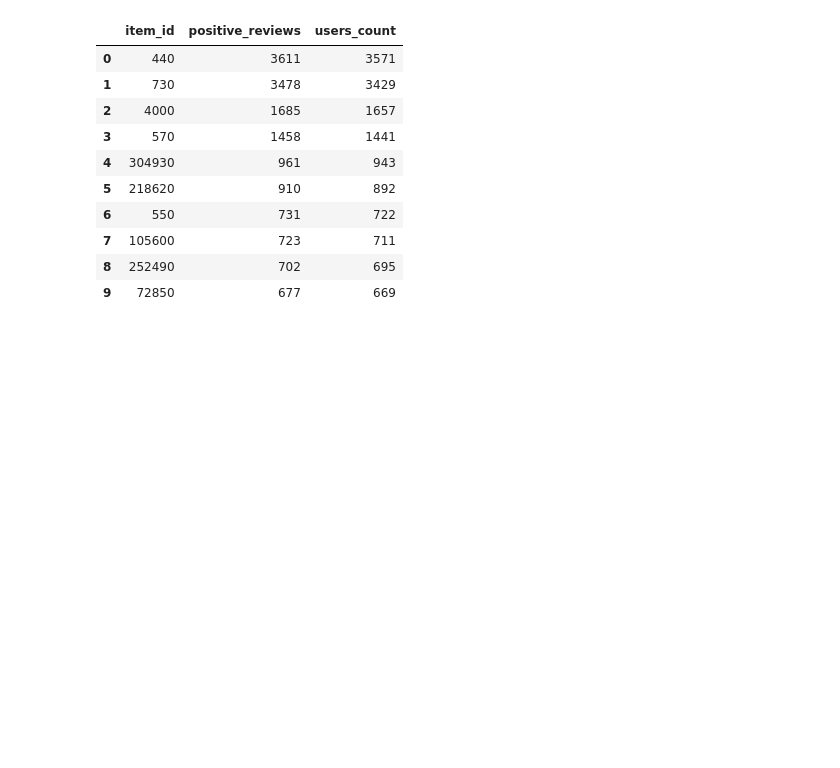
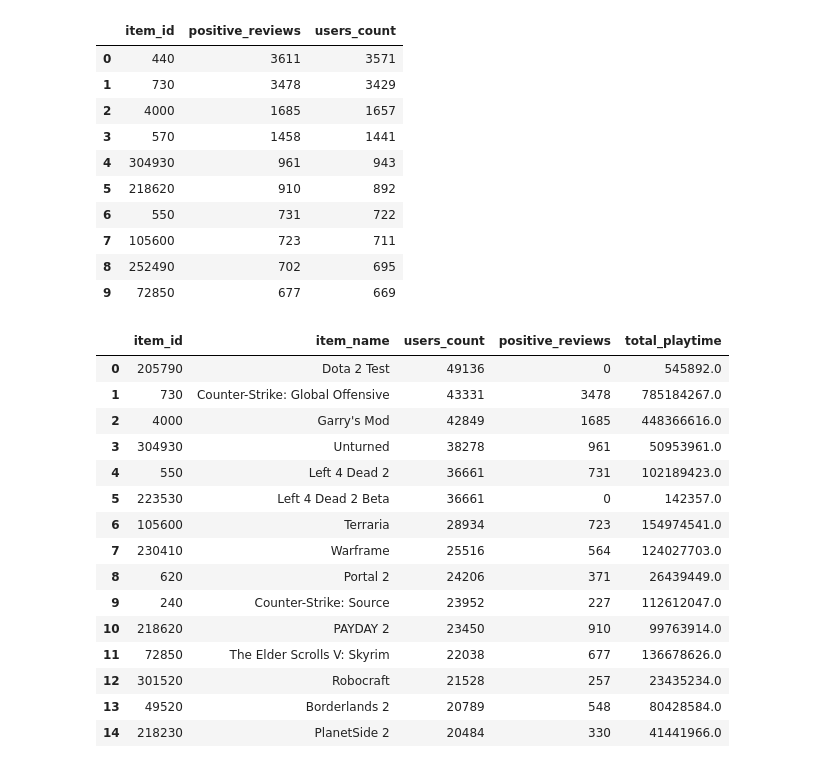
Before and after one commit to ayurckov/Video-Game-Recommendation-System, a Jupyter notebook: notebooks/01_EDA.ipynb, the cells around one changed output. Saved outputs shown, nothing was run; the diff lists cells and outputs as text; code cells hidden in the pictures; blank space fills up the shorter version.

```diff
--- a/notebooks/01_EDA.ipynb
+++ b/notebooks/01_EDA.ipynb
@@ -221,3 +221,41 @@ display(recommended_games.head(10))
 | 7 | 105600 | 723 | 711 |
 | 8 | 252490 | 702 | 695 |
 | 9 | 72850 | 677 | 669 |
+# %%
+recommended_games = (
+    reviews_flat[reviews_flat["recommend"] == True]
+    .groupby("item_id")
+    .agg(positive_reviews=("user_id", "count"))
+    .reset_index()
+)
+
+comparison = popular_games.merge(
+    recommended_games,
+    on="item_id",
+    how="left"
+)
+
+comparison["positive_reviews"] = comparison["positive_reviews"].fillna(0).astype(int)
+
+display(
+    comparison.sort_values("users_count", ascending=False)[
+        ["item_id", "item_name", "users_count", "positive_reviews", "total_playtime"]
+    ].head(15)
+)
+# %% [output]
+|  | item_id | item_name | users_count | positive_reviews | total_playtime |
+| 0 | 205790 | Dota 2 Test | 49136 | 0 | 545892.0 |
+| 1 | 730 | Counter-Strike: Global Offensive | 43331 | 3478 | 785184267.0 |
+| 2 | 4000 | Garry's Mod | 42849 | 1685 | 448366616.0 |
+| 3 | 304930 | Unturned | 38278 | 961 | 50953961.0 |
+| 4 | 550 | Left 4 Dead 2 | 36661 | 731 | 102189423.0 |
+| 5 | 223530 | Left 4 Dead 2 Beta | 36661 | 0 | 142357.0 |
+| 6 | 105600 | Terraria | 28934 | 723 | 154974541.0 |
+| 7 | 230410 | Warframe | 25516 | 564 | 124027703.0 |
+| 8 | 620 | Portal 2 | 24206 | 371 | 26439449.0 |
+| 9 | 240 | Counter-Strike: Source | 23952 | 227 | 112612047.0 |
+| 10 | 218620 | PAYDAY 2 | 23450 | 910 | 99763914.0 |
+| 11 | 72850 | The Elder Scrolls V: Skyrim | 22038 | 677 | 136678626.0 |
+| 12 | 301520 | Robocraft | 21528 | 257 | 23435234.0 |
+| 13 | 49520 | Borderlands 2 | 20789 | 548 | 80428584.0 |
+| 14 | 218230 | PlanetSide 2 | 20484 | 330 | 41441966.0 |
```
Also changed, not shown: parts of 2 cells of this notebook.
